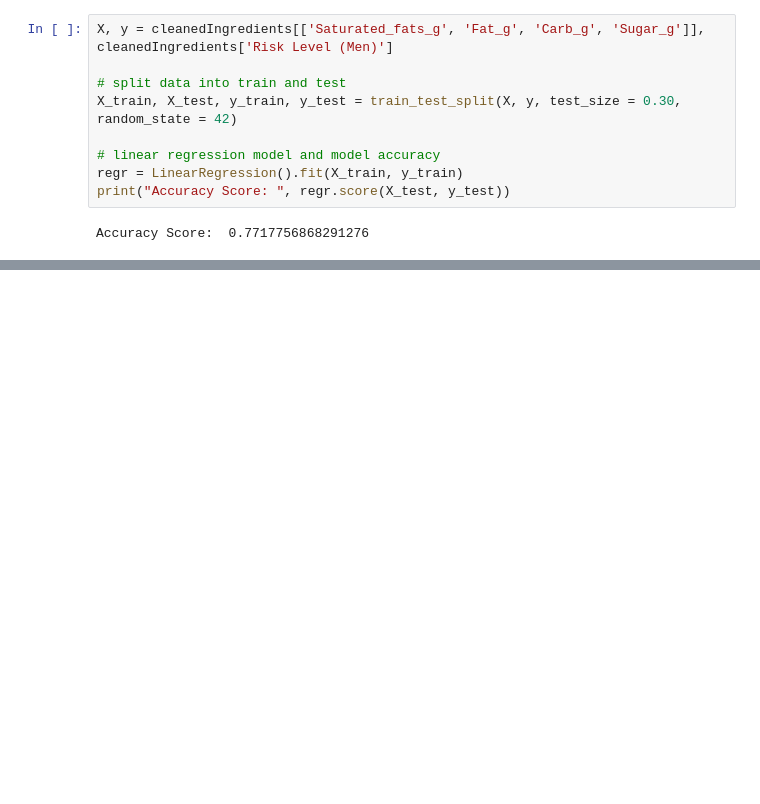
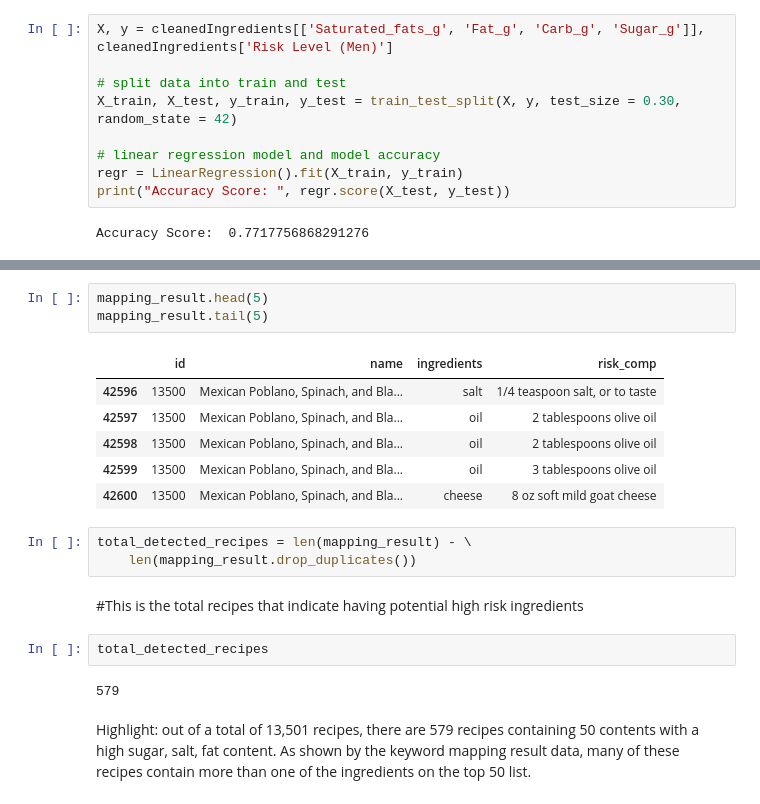
Before and after one commit to Pryzzm/Hacklytics23, a Jupyter notebook: Project/Hacklytics2023.ipynb, the cells around one changed output, grey strips where cells are left out. Drawn from its saved outputs; the diff is of its cells as text; blank space fills up the shorter version.

```diff
--- a/Project/Hacklytics2023.ipynb
+++ b/Project/Hacklytics2023.ipynb
@@ -161,0 +193,21 @@ Accuracy Score:  0.7717756868291276
+# %%
+mapping_result.head(5)
+mapping_result.tail(5)
+# %% [output]
+|  | id | name | ingredients | risk_comp |
+| 42596 | 13500 | Mexican Poblano, Spinach, and Bla... | salt | 1/4 teaspoon salt, or to taste |
+| 42597 | 13500 | Mexican Poblano, Spinach, and Bla... | oil | 2 tablespoons olive oil |
+| 42598 | 13500 | Mexican Poblano, Spinach, and Bla... | oil | 2 tablespoons olive oil |
+| 42599 | 13500 | Mexican Poblano, Spinach, and Bla... | oil | 3 tablespoons olive oil |
+| 42600 | 13500 | Mexican Poblano, Spinach, and Bla... | cheese | 8 oz soft mild goat cheese |
+# %%
+total_detected_recipes = len(mapping_result) - \
+    len(mapping_result.drop_duplicates())
+# %% [markdown]
+#This is the total recipes that indicate having potential high risk ingredients
+# %%
+total_detected_recipes
+# %% [output]
+579
+# %% [markdown]
+Highlight: out of a total of 13,501 recipes, there are 579 recipes containing 50 contents with a high sugar, salt, fat content. As shown by the keyword mapping result data, many of these recipes contain more than one of the ingredients on the top 50 list.
```
Also changed, not shown: parts of 7 cells of this notebook.
